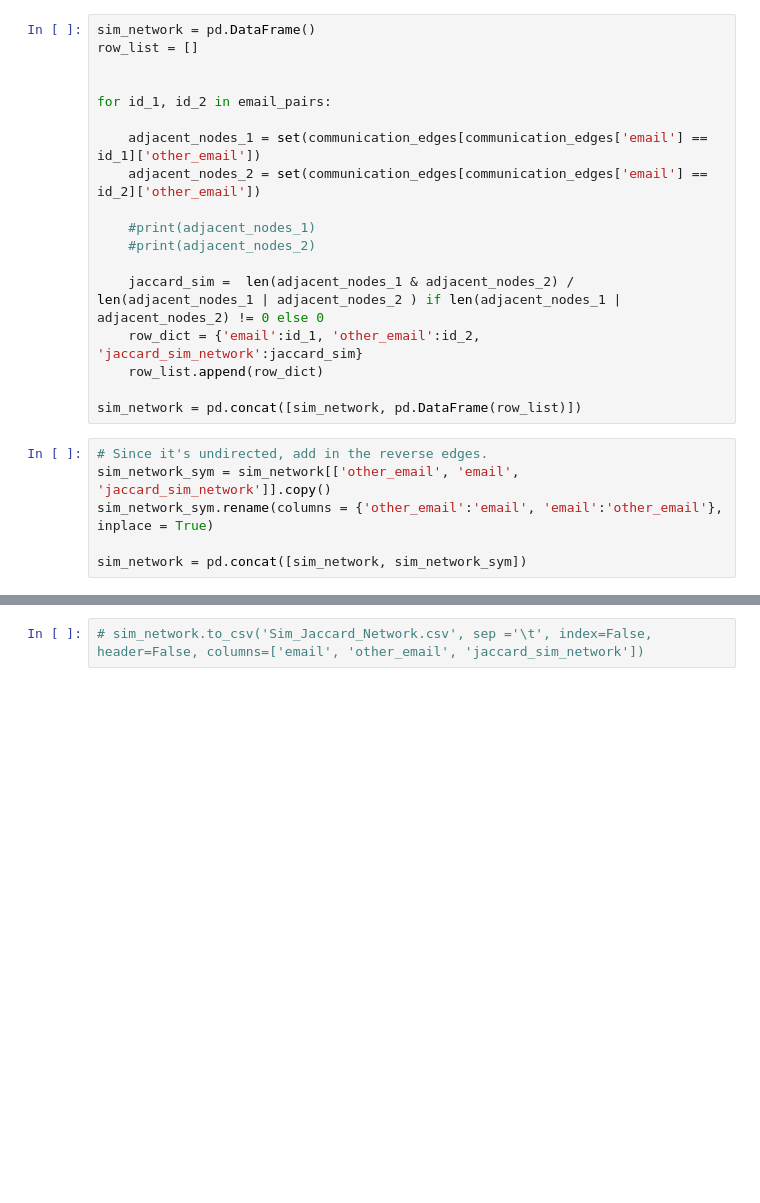
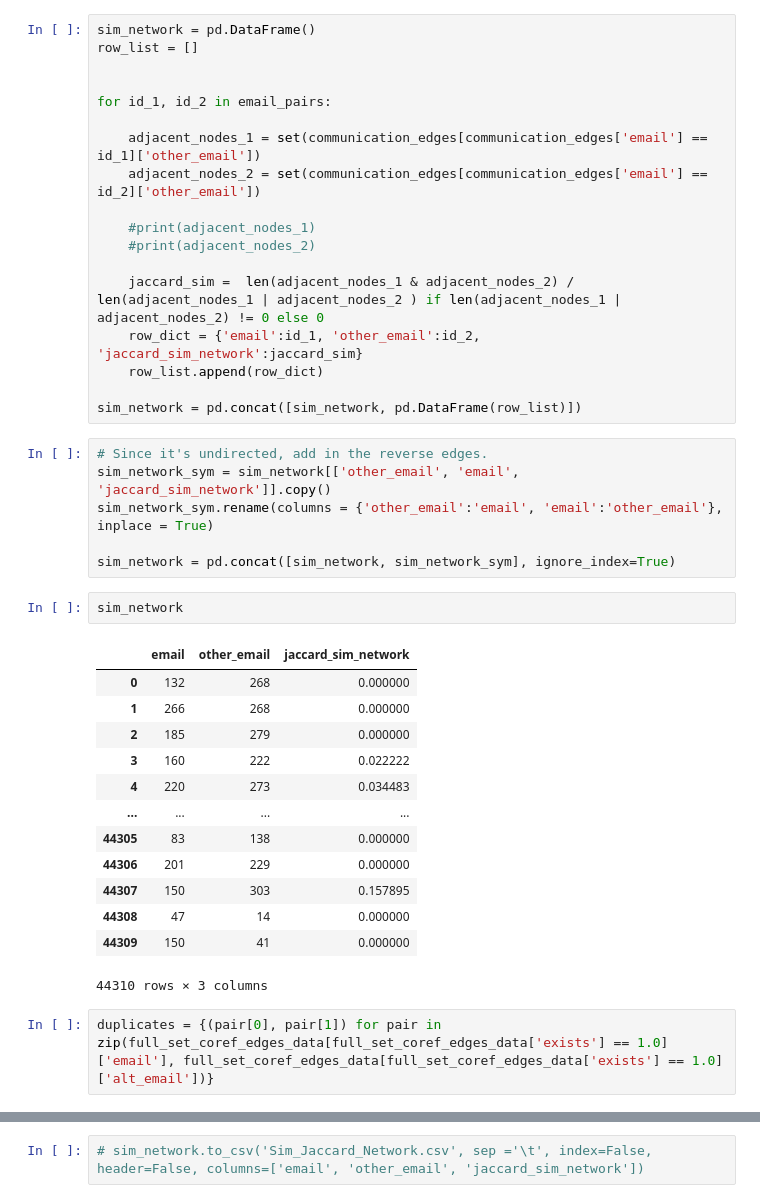
Before and after one commit to linqs/collective-graph-identification, a Jupyter notebook: scripts/Data Refactor.ipynb, the cells around one changed output, grey strips where cells are left out. Saved outputs shown, nothing was run; the diff lists cells and outputs as text; blank space fills up the shorter version.

Commit message:
Added analysis for network similarity.

```diff
--- a/scripts/Data Refactor.ipynb
+++ b/scripts/Data Refactor.ipynb
@@ -878,4 +878,22 @@ sim_network = pd.concat([sim_network, pd.DataFrame(row_list)])
 sim_network_sym = sim_network[['other_email', 'email', 'jaccard_sim_network']].copy()
 sim_network_sym.rename(columns = {'other_email':'email', 'email':'other_email'}, inplace = True)
 
-sim_network = pd.concat([sim_network, sim_network_sym])
+sim_network = pd.concat([sim_network, sim_network_sym], ignore_index=True)
+# %%
+sim_network
+# %% [output]
+|  | email | other_email | jaccard_sim_network |
+| 0 | 132 | 268 | 0.000000 |
+| 1 | 266 | 268 | 0.000000 |
+| 2 | 185 | 279 | 0.000000 |
+| 3 | 160 | 222 | 0.022222 |
+| 4 | 220 | 273 | 0.034483 |
+| ... | ... | ... | ... |
+| 44305 | 83 | 138 | 0.000000 |
+| 44306 | 201 | 229 | 0.000000 |
+| 44307 | 150 | 303 | 0.157895 |
+| 44308 | 47 | 14 | 0.000000 |
+| 44309 | 150 | 41 | 0.000000 |
+44310 rows × 3 columns
+# %%
+duplicates = {(pair[0], pair[1]) for pair in zip(full_set_coref_edges_data[full_set_coref_edges_data['exists'] == 1.0]['email'], full_set_coref_edges_data[full_set_coref_edges_data['exists'] == 1.0]['alt_email'])}
```
Also changed, not shown: parts of 4 cells of this notebook.
